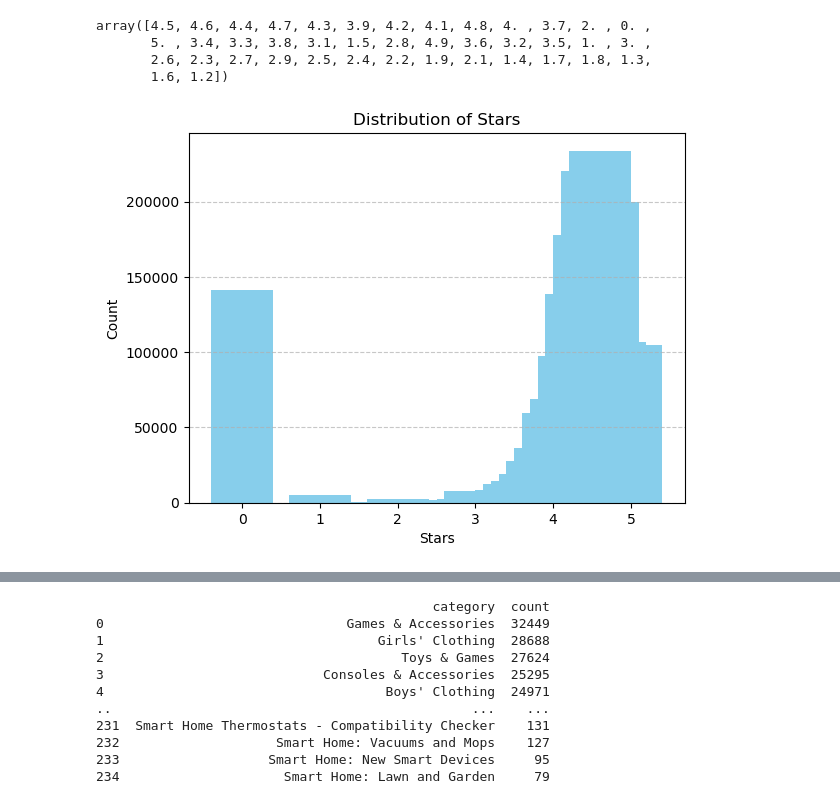
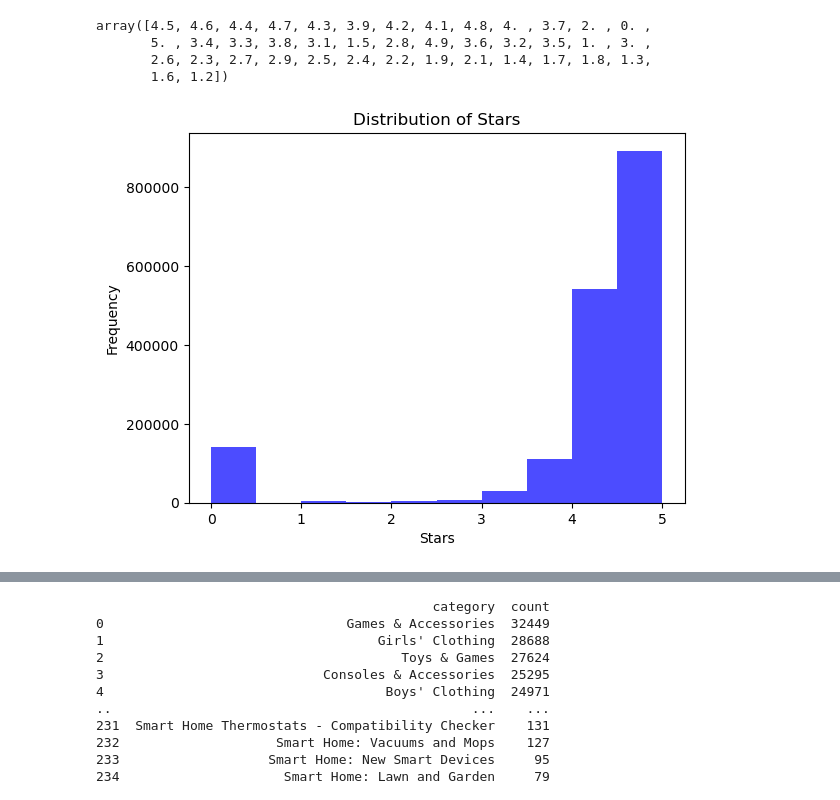
Before and after one commit to Zahra-Barani/Capstone_project_2, a Jupyter notebook: Notebooks/1_pre-processing.ipynb, the cells around one changed output, grey strips where cells are left out. Drawn from its saved outputs; the diff is of its cells as text; code cells hidden in the pictures.

```diff
--- a/Notebooks/1_pre-processing.ipynb
+++ b/Notebooks/1_pre-processing.ipynb
@@ -13,3 +8,5 @@ from ydata_profiling import ProfileReport
 import missingno as msno
 # %%
-raw_df = pd.read_csv(r"C:\Users\zara8\DS\Capstone_project_2\Data_Raw\amz_us_price_prediction_dataset.csv", index_col=["uid"])
+file_path = r'C:\Users\zara8\Capstone_project_2\Raw_Data\amz_us_price_prediction_dataset.csv'
+# %%
+raw_df=pd.read_csv(file_path, index_col=["uid"])
@@ -93,13 +97,10 @@ array([4.5, 4.6, 4.4, 4.7, 4.3, 3.9, 4.2, 4.1, 4.8, 4. , 3.7, 2. , 0. ,
        1.6, 1.2])
 # %%
 # Check outlier for the 'stars' column
-plt.bar(*zip(*raw_df['stars'].value_counts().sort_index().items()), color='skyblue')
-
+plt.hist(raw_df['stars'], bins=10, color='blue', alpha=0.7)
+plt.xlabel('Stars')
+plt.ylabel('Frequency')
 plt.title('Distribution of Stars')
-plt.xlabel('Stars')
-plt.ylabel('Count')
-plt.grid(axis='y', linestyle='--', alpha=0.7)
-
 plt.show()
 # %% [output]
-[figure, old version]
+[figure, new version]
```
Also changed, not shown: parts of 11 cells of this notebook.
